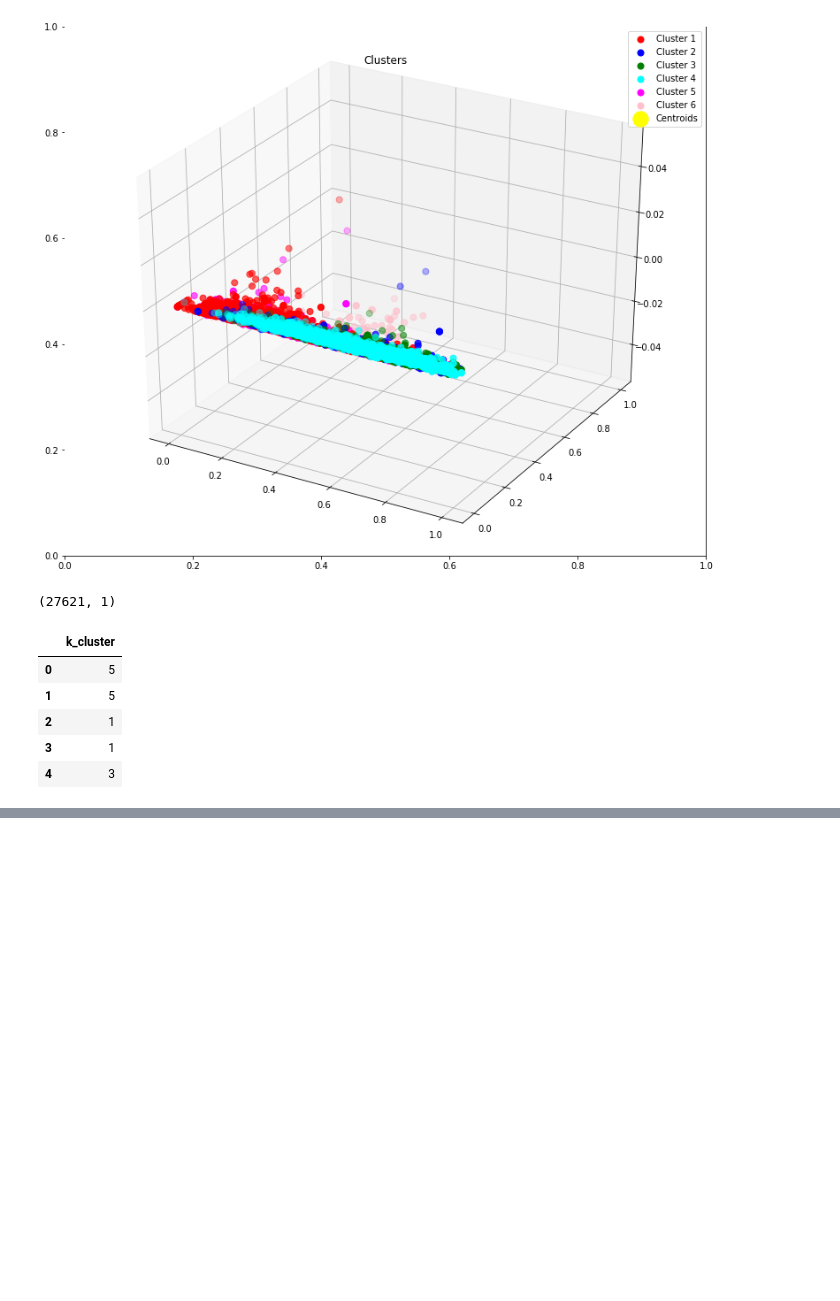
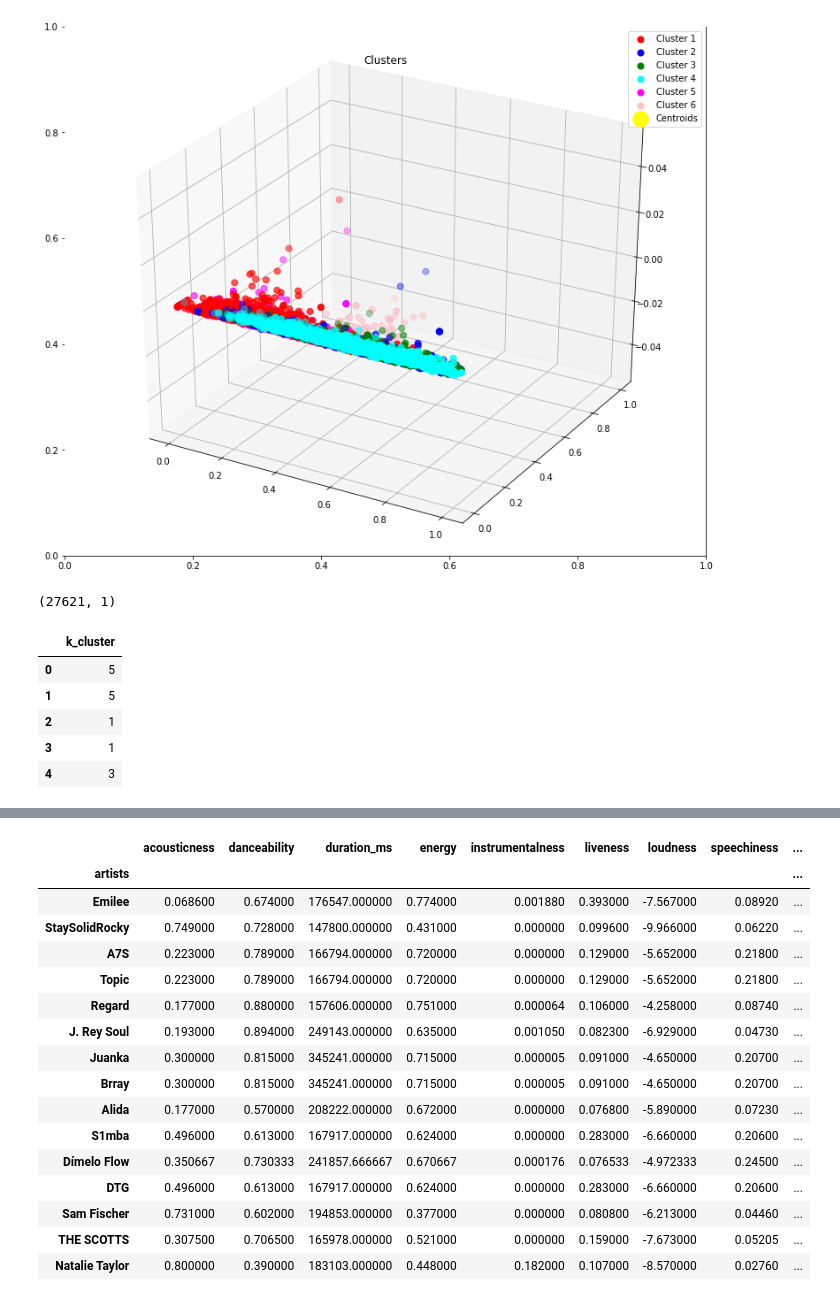
Before and after one commit to cwright98/Final-Project, a Jupyter notebook: Untitled.ipynb, the cells around one changed output, grey strips where cells are left out. Saved outputs shown, nothing was run; the diff lists cells and outputs as text; code cells hidden in the pictures; blank space fills up the shorter version.

```diff
--- a/Untitled.ipynb
+++ b/Untitled.ipynb
@@ -114,0 +255,20 @@ df_cluster.to_csv(r'clusteredArtists.csv')
+# %%
+df_cluster.groupby('artists').mean().sort_values('popularity', ascending=False).nlargest(columns='popularity', n=15)
+# %% [output]
+|  | acousticness | danceability | duration_ms | energy | instrumentalness | liveness | loudness | speechiness | ... |
+| artists |  |  |  |  |  |  |  |  | ... |
+| Emilee | 0.068600 | 0.674000 | 176547.000000 | 0.774000 | 0.001880 | 0.393000 | -7.567000 | 0.08920 | ... |
+| StaySolidRocky | 0.749000 | 0.728000 | 147800.000000 | 0.431000 | 0.000000 | 0.099600 | -9.966000 | 0.06220 | ... |
+| A7S | 0.223000 | 0.789000 | 166794.000000 | 0.720000 | 0.000000 | 0.129000 | -5.652000 | 0.21800 | ... |
+| Topic | 0.223000 | 0.789000 | 166794.000000 | 0.720000 | 0.000000 | 0.129000 | -5.652000 | 0.21800 | ... |
+| Regard | 0.177000 | 0.880000 | 157606.000000 | 0.751000 | 0.000064 | 0.106000 | -4.258000 | 0.08740 | ... |
+| J. Rey Soul | 0.193000 | 0.894000 | 249143.000000 | 0.635000 | 0.001050 | 0.082300 | -6.929000 | 0.04730 | ... |
+| Juanka | 0.300000 | 0.815000 | 345241.000000 | 0.715000 | 0.000005 | 0.091000 | -4.650000 | 0.20700 | ... |
+| Brray | 0.300000 | 0.815000 | 345241.000000 | 0.715000 | 0.000005 | 0.091000 | -4.650000 | 0.20700 | ... |
+| Alida | 0.177000 | 0.570000 | 208222.000000 | 0.672000 | 0.000000 | 0.076800 | -5.890000 | 0.07230 | ... |
+| S1mba | 0.496000 | 0.613000 | 167917.000000 | 0.624000 | 0.000000 | 0.283000 | -6.660000 | 0.20600 | ... |
+| Dímelo Flow | 0.350667 | 0.730333 | 241857.666667 | 0.670667 | 0.000176 | 0.076533 | -4.972333 | 0.24500 | ... |
+| DTG | 0.496000 | 0.613000 | 167917.000000 | 0.624000 | 0.000000 | 0.283000 | -6.660000 | 0.20600 | ... |
+| Sam Fischer | 0.731000 | 0.602000 | 194853.000000 | 0.377000 | 0.000000 | 0.080800 | -6.213000 | 0.04460 | ... |
+| THE SCOTTS | 0.307500 | 0.706500 | 165978.000000 | 0.521000 | 0.000000 | 0.159000 | -7.673000 | 0.05205 | ... |
+| Natalie Taylor | 0.800000 | 0.390000 | 183103.000000 | 0.448000 | 0.182000 | 0.107000 | -8.570000 | 0.02760 | ... |
```
Also changed, not shown: parts of 13 cells of this notebook, 2 other files.
